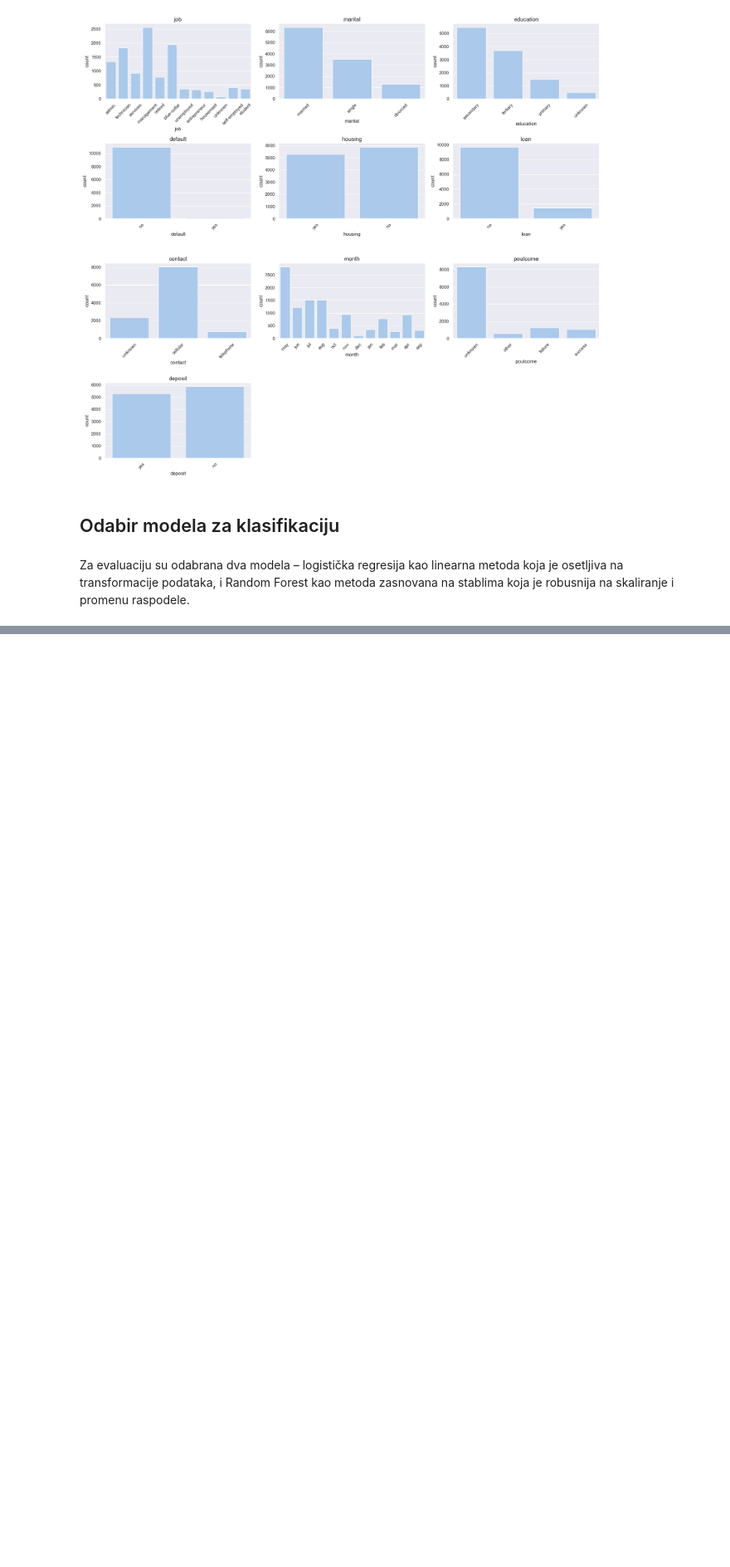
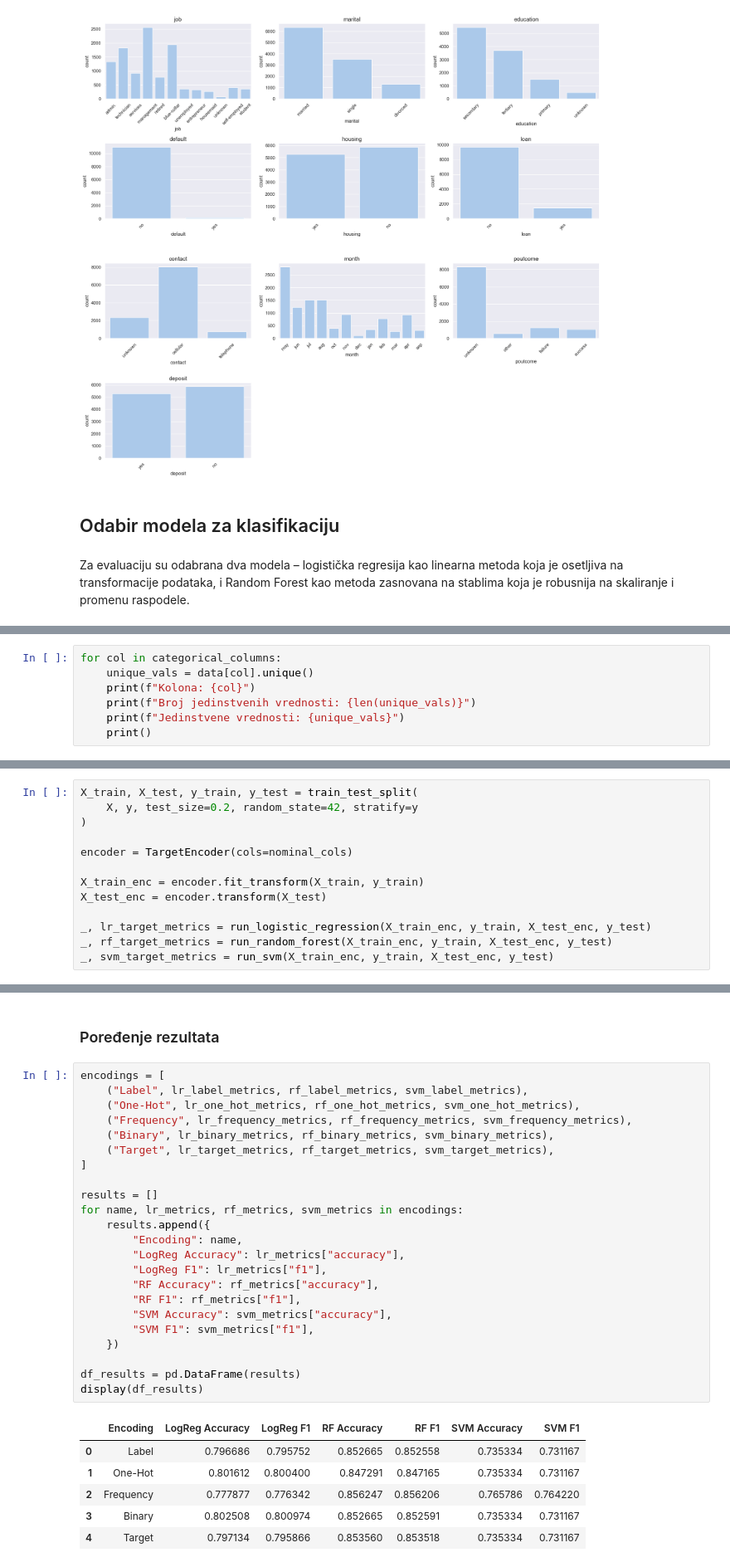
Before and after one commit to paunovicjovan/data-preprocessing-for-ml-1, a Jupyter notebook: Prakticni deo/Transformacija podataka.ipynb, the cells around one changed output, grey strips where cells are left out. Shown at 83% size. Saved outputs shown, nothing was run; the diff lists cells and outputs as text; blank space fills up the shorter version.

Commit message:
Add encoding experiments and scaling techniques

```diff
--- a/Prakticni deo/Transformacija podataka.ipynb
+++ b/Prakticni deo/Transformacija podataka.ipynb
@@ -230,0 +285,7 @@ weighted avg       0.80      0.79      0.79      2233
+# %%
+for col in categorical_columns:
+    unique_vals = data[col].unique()
+    print(f"Kolona: {col}")
+    print(f"Broj jedinstvenih vrednosti: {len(unique_vals)}")
+    print(f"Jedinstvene vrednosti: {unique_vals}")
+    print()
@@ -230,0 +446,13 @@ weighted avg       0.80      0.79      0.79      2233
+# %%
+X_train, X_test, y_train, y_test = train_test_split(
+    X, y, test_size=0.2, random_state=42, stratify=y
+)
+
+encoder = TargetEncoder(cols=nominal_cols)
+
+X_train_enc = encoder.fit_transform(X_train, y_train)
+X_test_enc = encoder.transform(X_test)
+
+_, lr_target_metrics = run_logistic_regression(X_train_enc, y_train, X_test_enc, y_test)
+_, rf_target_metrics = run_random_forest(X_train_enc, y_train, X_test_enc, y_test)
+_, svm_target_metrics = run_svm(X_train_enc, y_train, X_test_enc, y_test)
@@ -230,0 +477,32 @@ weighted avg       0.80      0.79      0.79      2233
+# %% [markdown]
+### Poređenje rezultata
+# %%
+encodings = [
+    ("Label", lr_label_metrics, rf_label_metrics, svm_label_metrics),
+    ("One-Hot", lr_one_hot_metrics, rf_one_hot_metrics, svm_one_hot_metrics),
+    ("Frequency", lr_frequency_metrics, rf_frequency_metrics, svm_frequency_metrics),
+    ("Binary", lr_binary_metrics, rf_binary_metrics, svm_binary_metrics),
+    ("Target", lr_target_metrics, rf_target_metrics, svm_target_metrics),
+]
+
+results = []
+for name, lr_metrics, rf_metrics, svm_metrics in encodings:
+    results.append({
+        "Encoding": name,
+        "LogReg Accuracy": lr_metrics["accuracy"],
+        "LogReg F1": lr_metrics["f1"],
+        "RF Accuracy": rf_metrics["accuracy"],
+        "RF F1": rf_metrics["f1"],
+        "SVM Accuracy": svm_metrics["accuracy"],
+        "SVM F1": svm_metrics["f1"],
+    })
+
+df_results = pd.DataFrame(results)
+display(df_results)
+# %% [output]
+|  | Encoding | LogReg Accuracy | LogReg F1 | RF Accuracy | RF F1 | SVM Accuracy | SVM F1 |
+| 0 | Label | 0.796686 | 0.795752 | 0.852665 | 0.852558 | 0.735334 | 0.731167 |
+| 1 | One-Hot | 0.801612 | 0.800400 | 0.847291 | 0.847165 | 0.735334 | 0.731167 |
+| 2 | Frequency | 0.777877 | 0.776342 | 0.856247 | 0.856206 | 0.765786 | 0.764220 |
+| 3 | Binary | 0.802508 | 0.800974 | 0.852665 | 0.852591 | 0.735334 | 0.731167 |
+| 4 | Target | 0.797134 | 0.795866 | 0.853560 | 0.853518 | 0.735334 | 0.731167 |
```
Also changed, not shown: parts of 46 cells of this notebook.
